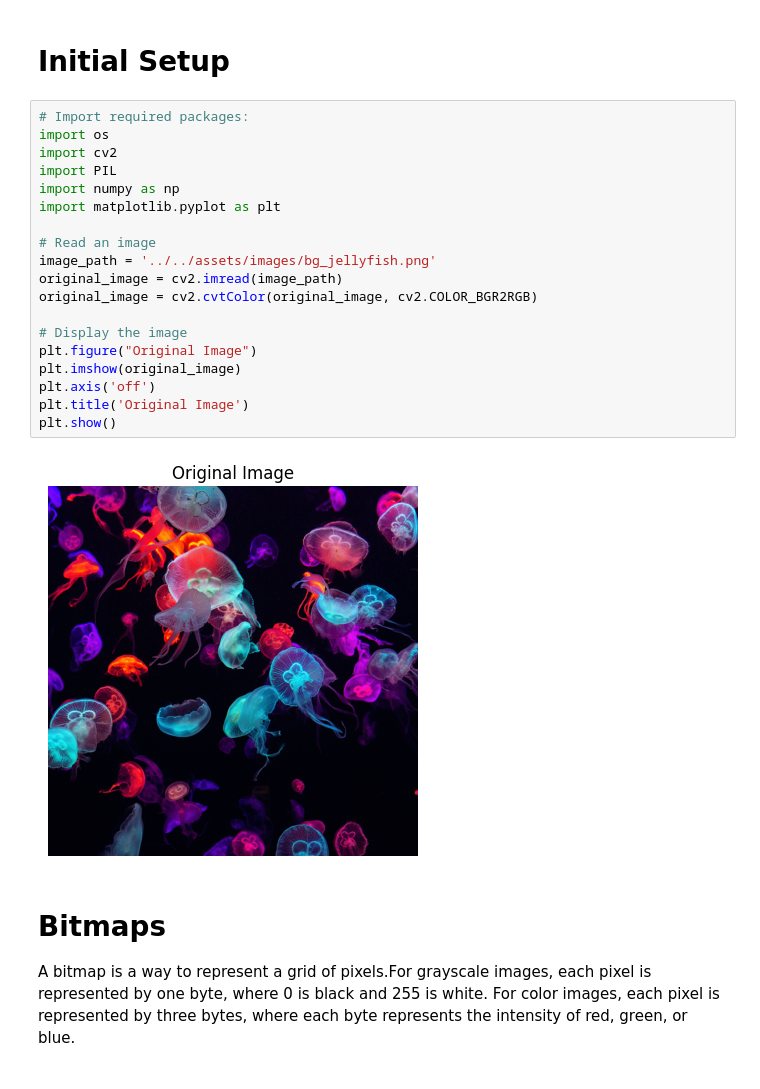
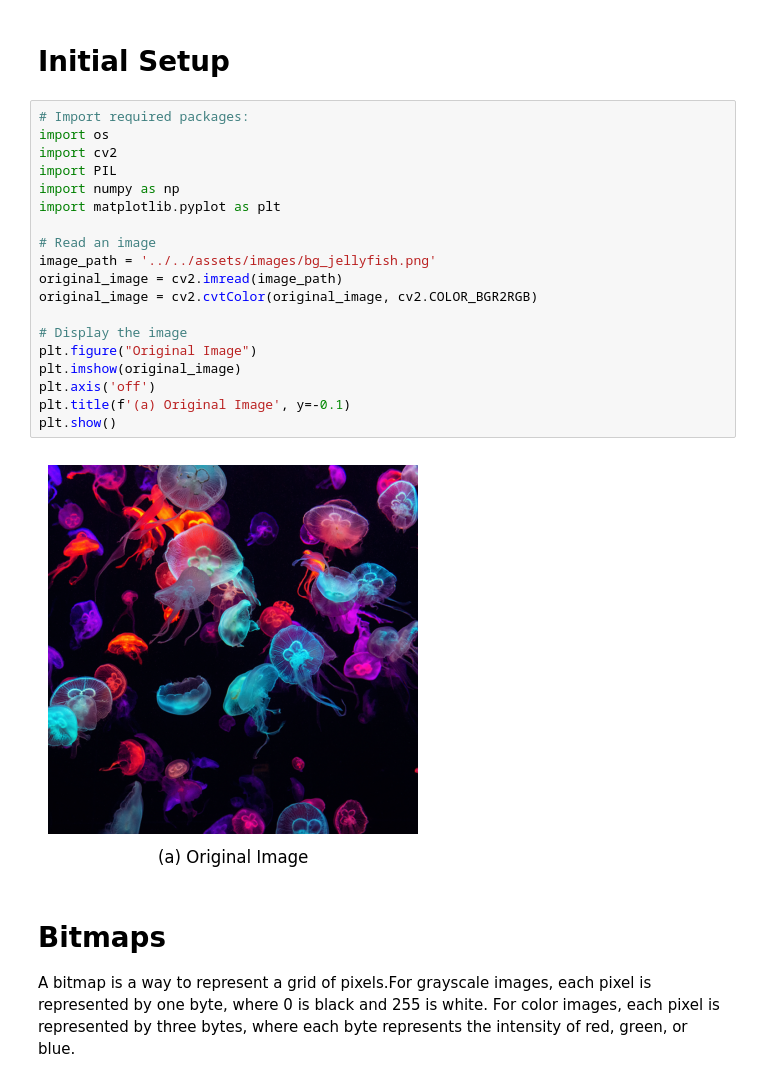
Before and after one commit to SorSU-Classroom/CS-314-Graphics-and-Visual-Computing, a Jupyter notebook: 2. Image Basics/2.3. Image Formats/2.3. Image Formats.ipynb, the cells around one changed output. Cells and saved outputs as stored; diff of their text form.

```diff
--- a/2. Image Basics/2.3. Image Formats/2.3. Image Formats.ipynb
+++ b/2. Image Basics/2.3. Image Formats/2.3. Image Formats.ipynb
@@ -30,24 +30,24 @@ Common Types of Image Formats:
 # %%
 # Import required packages:
 import os
 import cv2
 import PIL
 import numpy as np
 import matplotlib.pyplot as plt
 
 # Read an image
 image_path = '../../assets/images/bg_jellyfish.png'
 original_image = cv2.imread(image_path)
 original_image = cv2.cvtColor(original_image, cv2.COLOR_BGR2RGB)
 
 # Display the image
 plt.figure("Original Image")
 plt.imshow(original_image)
 plt.axis('off')
-plt.title('Original Image')
+plt.title(f'(a) Original Image', y=-0.1)
 plt.show()
 # %% [output]
-[figure, old version]
+[figure, new version]
 # %% [markdown]
 # Bitmaps
 
```
Also changed, not shown: parts of 3 cells of this notebook, 1 other file.
